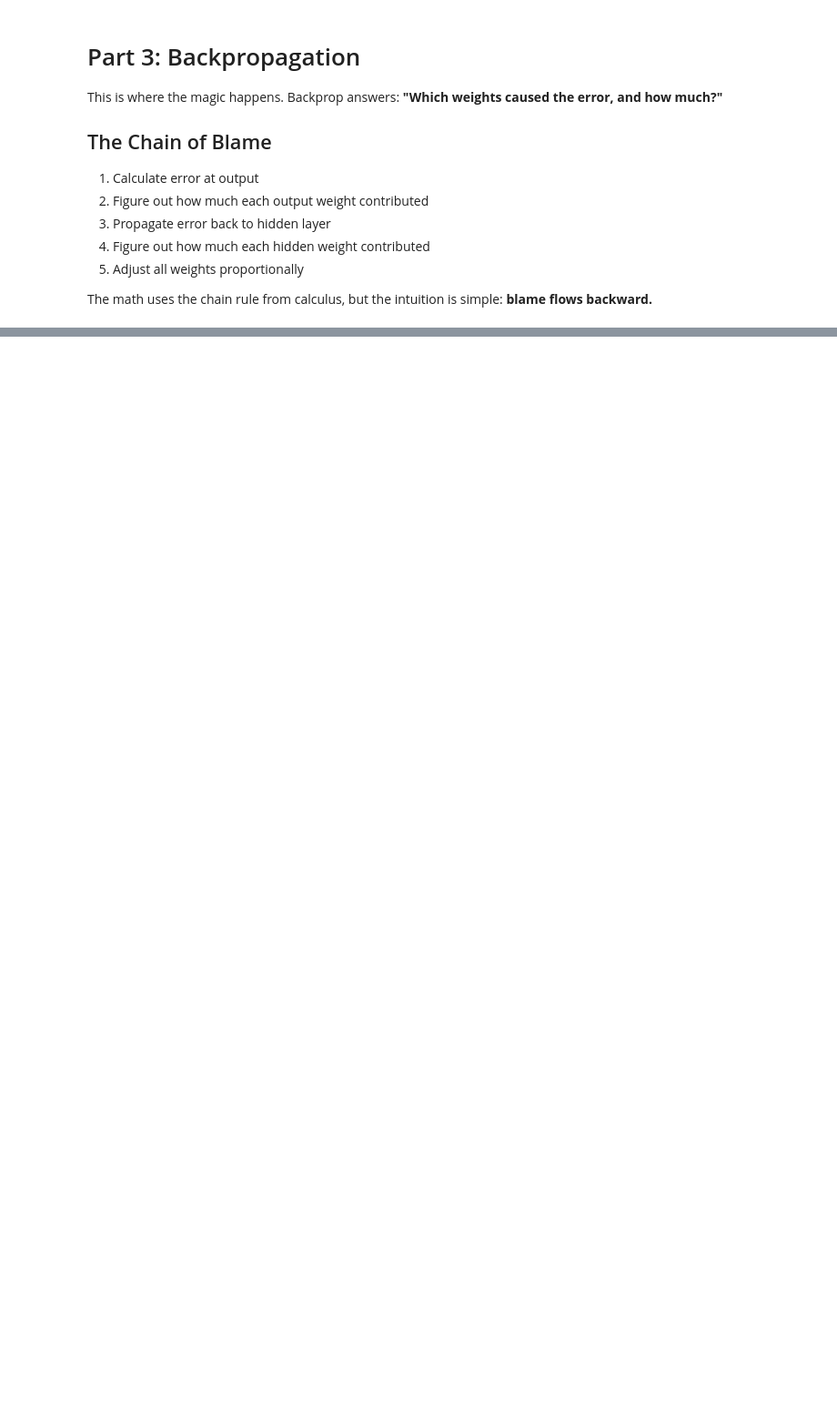
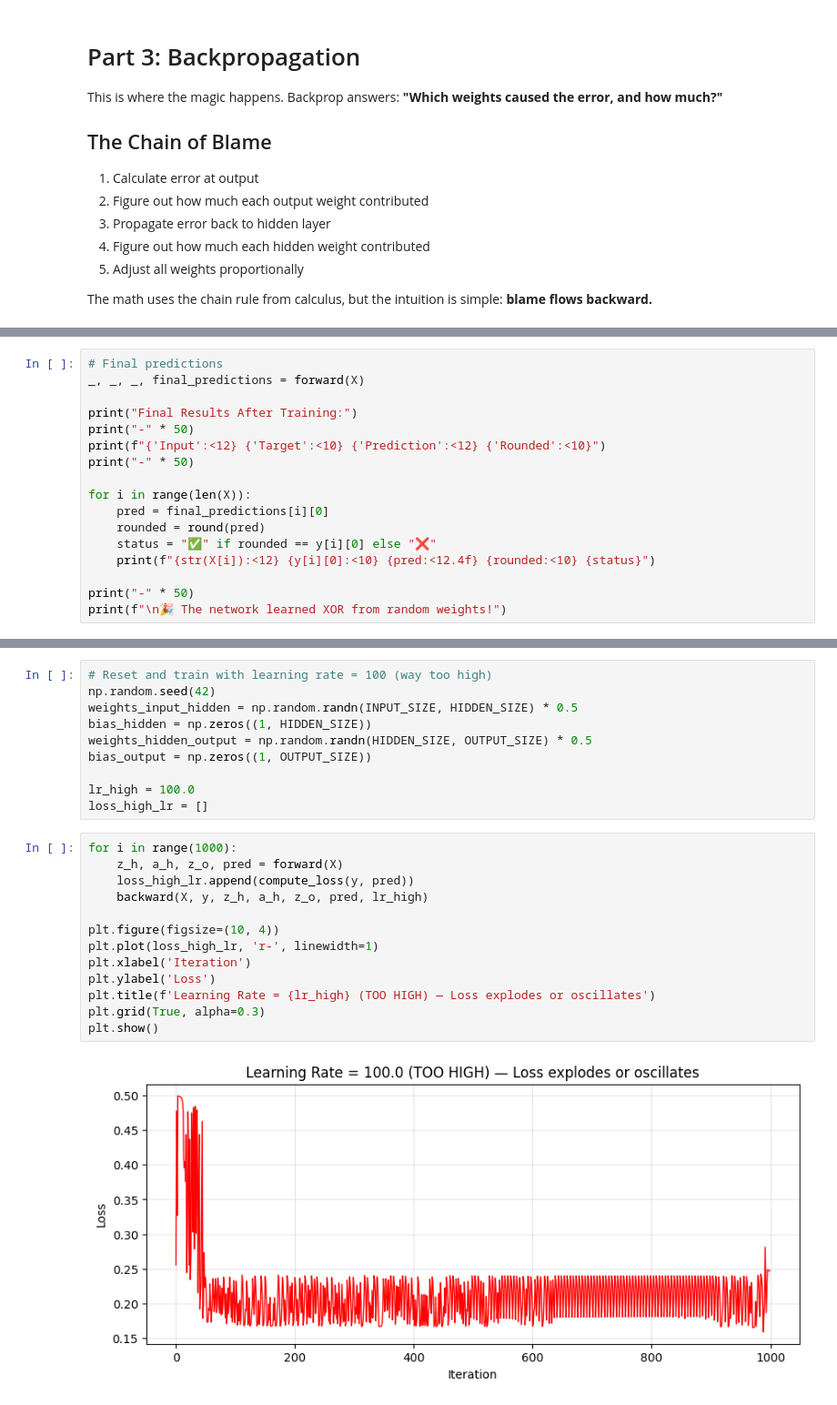
Before and after one commit to Aaidt/ML, a Jupyter notebook: NN_from_scratch.ipynb, the cells around one changed output, grey strips where cells are left out. Shown at 91% size. Cells and saved outputs as stored; diff of their text form; blank space fills up the shorter version.

```diff
--- a/NN_from_scratch.ipynb
+++ b/NN_from_scratch.ipynb
@@ -246,0 +398,17 @@ The math uses the chain rule from calculus, but the intuition is simple:
+# %%
+# Final predictions
+_, _, _, final_predictions = forward(X)
+
+print("Final Results After Training:")
+print("-" * 50)
+print(f"{'Input':<12} {'Target':<10} {'Prediction':<12} {'Rounded':<10}")
+print("-" * 50)
+
+for i in range(len(X)):
+    pred = final_predictions[i][0]
+    rounded = round(pred)
+    status = "✅" if rounded == y[i][0] else "❌"
+    print(f"{str(X[i]):<12} {y[i][0]:<10} {pred:<12.4f} {rounded:<10} {status}")
+
+print("-" * 50)
+print(f"\n🎉 The network learned XOR from random weights!")
@@ -246,0 +460,25 @@ The math uses the chain rule from calculus, but the intuition is simple:
+# %%
+# Reset and train with learning rate = 100 (way too high)
+np.random.seed(42)
+weights_input_hidden = np.random.randn(INPUT_SIZE, HIDDEN_SIZE) * 0.5
+bias_hidden = np.zeros((1, HIDDEN_SIZE))
+weights_hidden_output = np.random.randn(HIDDEN_SIZE, OUTPUT_SIZE) * 0.5
+bias_output = np.zeros((1, OUTPUT_SIZE))
+
+lr_high = 100.0
+loss_high_lr = []
+# %%
+for i in range(1000):
+    z_h, a_h, z_o, pred = forward(X)
+    loss_high_lr.append(compute_loss(y, pred))
+    backward(X, y, z_h, a_h, z_o, pred, lr_high)
+
+plt.figure(figsize=(10, 4))
+plt.plot(loss_high_lr, 'r-', linewidth=1)
+plt.xlabel('Iteration')
+plt.ylabel('Loss')
+plt.title(f'Learning Rate = {lr_high} (TOO HIGH) — Loss explodes or oscillates')
+plt.grid(True, alpha=0.3)
+plt.show()
+# %% [output]
+[figure, added]
```
Also changed, not shown: parts of 41 cells of this notebook.
